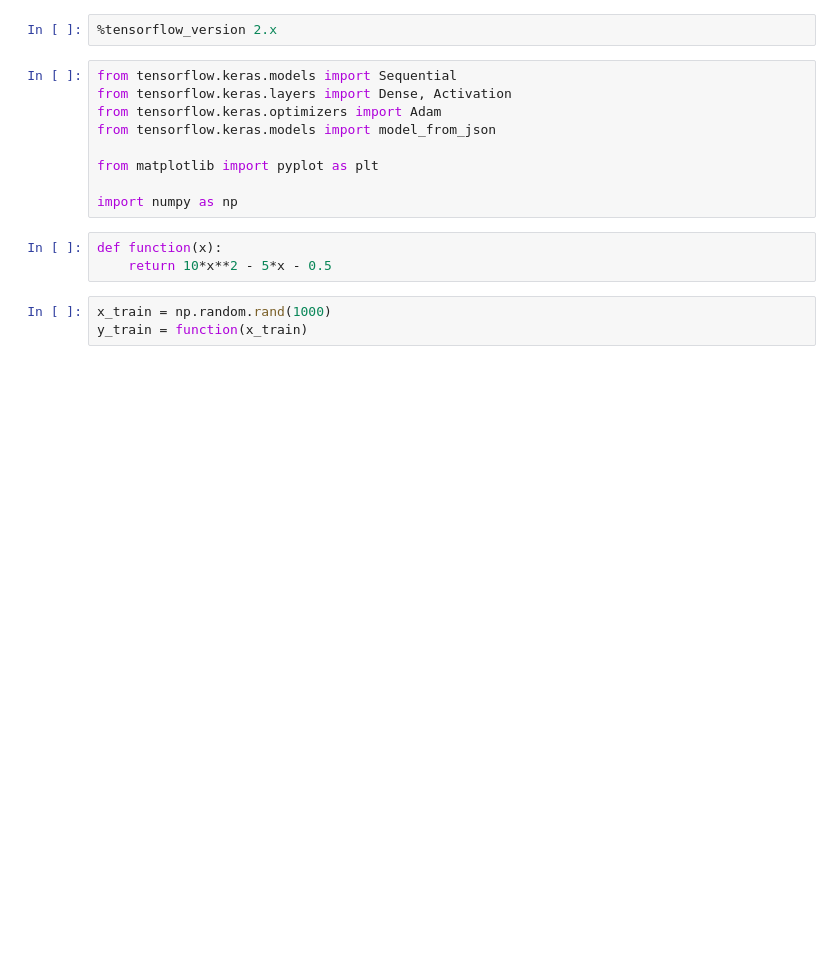
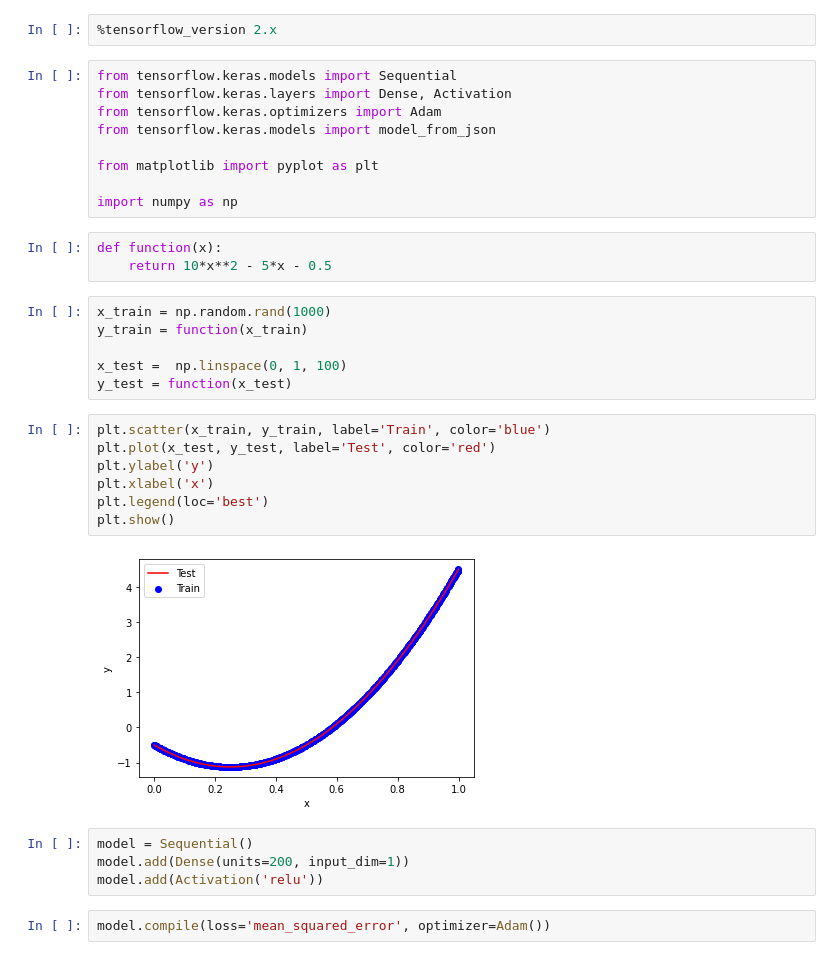
Before and after one commit to mannyrz/N2N-Api, a Jupyter notebook: Keras.ipynb, the cells around one changed output. Saved outputs shown, nothing was run; the diff lists cells and outputs as text; blank space fills up the shorter version.

```diff
--- a/Keras.ipynb
+++ b/Keras.ipynb
@@ -17,3 +17,21 @@ def function(x):
 # %%
 x_train = np.random.rand(1000)
 y_train = function(x_train)
+
+x_test =  np.linspace(0, 1, 100)
+y_test = function(x_test)
+# %%
+plt.scatter(x_train, y_train, label='Train', color='blue')
+plt.plot(x_test, y_test, label='Test', color='red')
+plt.ylabel('y')
+plt.xlabel('x')
+plt.legend(loc='best')
+plt.show()
+# %% [output]
+[figure, added]
+# %%
+model = Sequential()
+model.add(Dense(units=200, input_dim=1))
+model.add(Activation('relu'))
+# %%
+model.compile(loss='mean_squared_error', optimizer=Adam())
```
Also changed, not shown: parts of 4 cells of this notebook.
